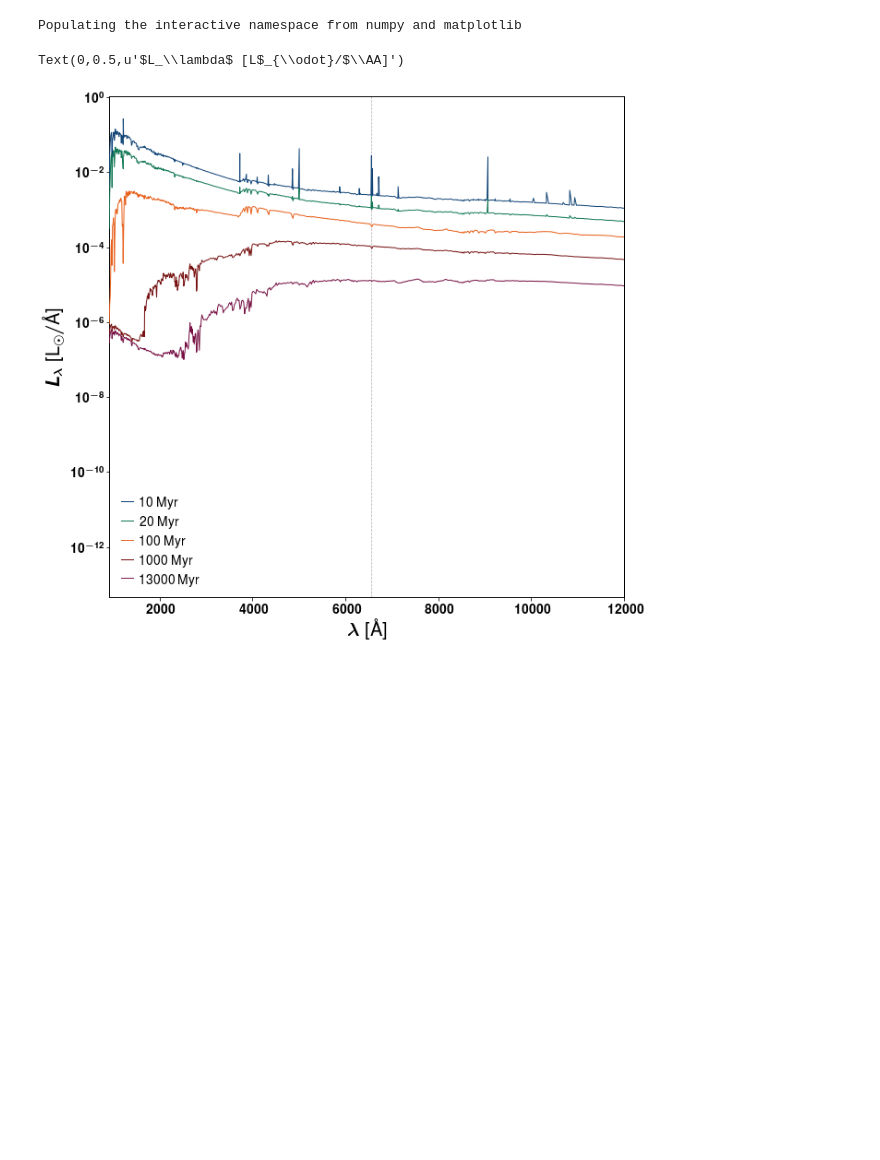
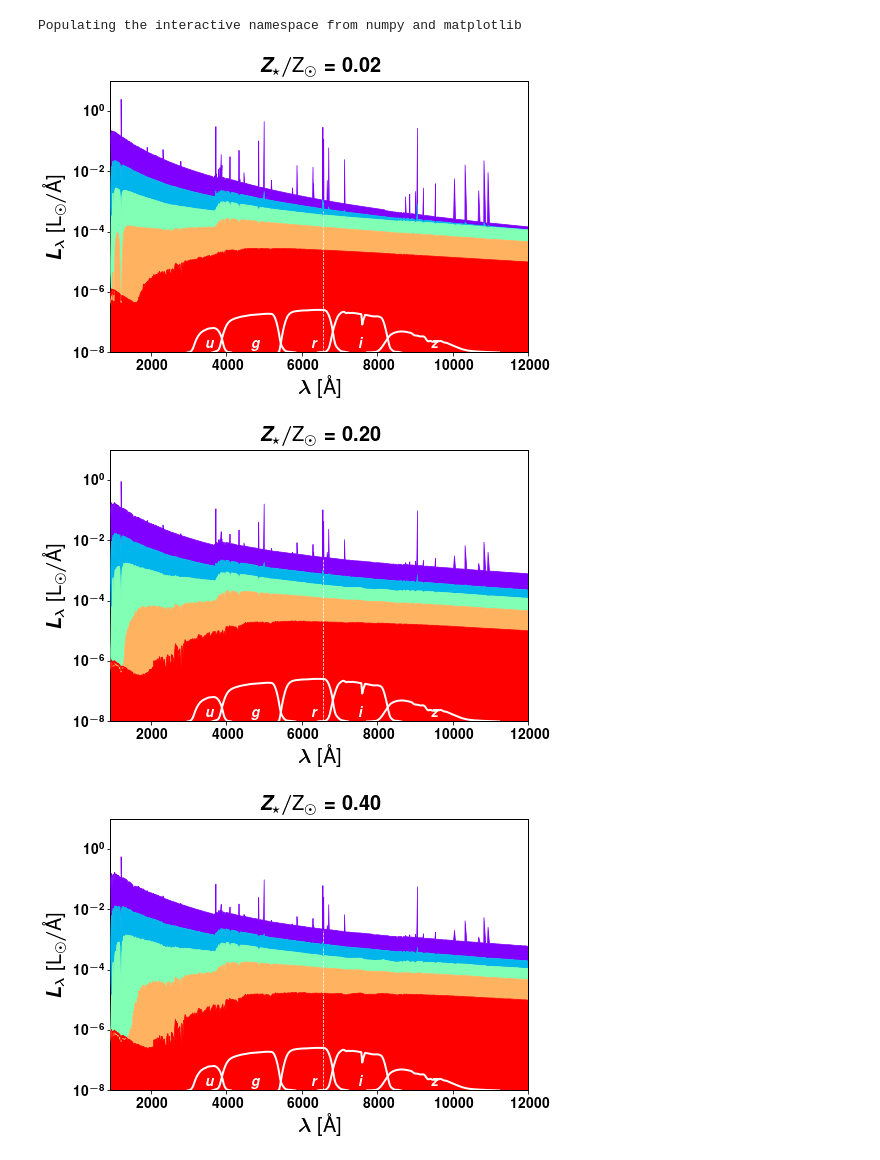
Before and after one commit to ajmejia/photo-ew, a Jupyter notebook: notebooks/proof-of-concept.ipynb, the cells around one changed output. Cells and saved outputs as stored; diff of their text form; code cells hidden in the pictures; blank space fills up the shorter version.

```diff
--- a/notebooks/proof-of-concept.ipynb
+++ b/notebooks/proof-of-concept.ipynb
@@ -93,11 +89,48 @@ ages, SEDs_ste, SEDs_tot = merge_stellar_nebular(f)
-# %%
-SEDs_tot.get(["10 Myr","20 Myr","100 Myr","1000 Myr", "13000 Myr"]).plot(lw=1.0, zorder=999)
-ax = gca()
-ax.axvline(6562, lw=0.75, ls="--", color="0.7")
-ax.set_xlim(912,12000)
-ax.set_yscale("log")
-ax.set_xlabel(r"$\lambda$ [\AA]")
-ax.set_ylabel(r"$L_\lambda$ [L$_{\odot}/$\AA]")
-# %% [output]
-Text(0,0.5,u'$L_\\lambda$ [L$_{\\odot}/$\\AA]')
-[figure, removed]
+# %%
+flist = sorted([os.path.join(root,file) for root,subs,files in os.walk("{}/models/PEGASE/".format(rdir)) for file in files if file.endswith(".fits.gz")])
+
+models_tot = OrderedDict()
+models_ste = OrderedDict()
+Z_ste, Z_neb = OrderedDict(), OrderedDict()
+for file in flist:
+    f = fits.open(file)
+
+    Z_ste[f[2].data["Zstars"][0]] = f[2].data["Zstars"]
+    Z_neb[f[2].data["Zstars"][0]] = f[2].data["Zgas"]
+
+    ages, SEDs_ste, SEDs_tot = merge_stellar_nebular(f)
+
+    models_ste[f[2].data["Zstars"][0]] = SEDs_ste
+    models_tot[f[2].data["Zstars"][0]] = SEDs_tot
+# %%
+columns = ["10 Myr","50 Myr","200 Myr","1000 Myr", "13000 Myr"]
+colors = cm.rainbow(linspace(0,1,len(columns)))
+
+band_nms = [r"$u$",r"$g$",r"$r$",r"$i$",r"$z$"]
+mets_val = array(sorted(Z_ste.keys()))
+
+for k in xrange(mets_val.size):
+    fig, ax = subplots(1, 1, figsize=(7.5,5))
+    ax.set_yscale("log")
+
+    SEDs_tot = models_tot[mets_val[k]]
+    SEDs_sel = SEDs_tot.get(columns).values
+    for j in xrange(len(columns)):
+        if j<len(columns)-1:
+            ax.fill_between(SEDs_tot.index.values, SEDs_sel[:,j], SEDs_sel[:,j+1], facecolor=colors[j], lw=0)
+        else:
+            ax.fill_between(SEDs_tot.index.values, SEDs_sel[:,j], 1e-35, facecolor=colors[j], lw=0)
+        ax.plot(SEDs_tot.index.values, SEDs_sel[:,j], color=colors[j], lw=0.75, zorder=999)
+    for i,band in enumerate(sdss_res):
+        ax.plot(band[:,0], (band[:,1])/0.2e7+1e-8, color="w")
+        ax.text((band[0,0]+band[-1,0])*0.5, 1.15e-8, band_nms[i], va="bottom", ha="center", color="w", size="x-small")
+    ax.axvline(6562, lw=0.75, ls="--", color="w")
+    ax.set_xlim(912,12000)
+    ax.set_ylim(1e-8,10)
+    ax.set_title(r"$Z_\star/\text{Z}_\odot=%.2f$"%(mets_val[k]/0.02))
+    ax.set_xlabel(r"$\lambda$ [\AA]")
+    ax.set_ylabel(r"$L_\lambda$ [L$_{\odot}/$\AA]")
+# %% [output]
+[figure, added]
+[figure, added]
+[figure, added]
```
Also changed, not shown: parts of 7 cells of this notebook.
